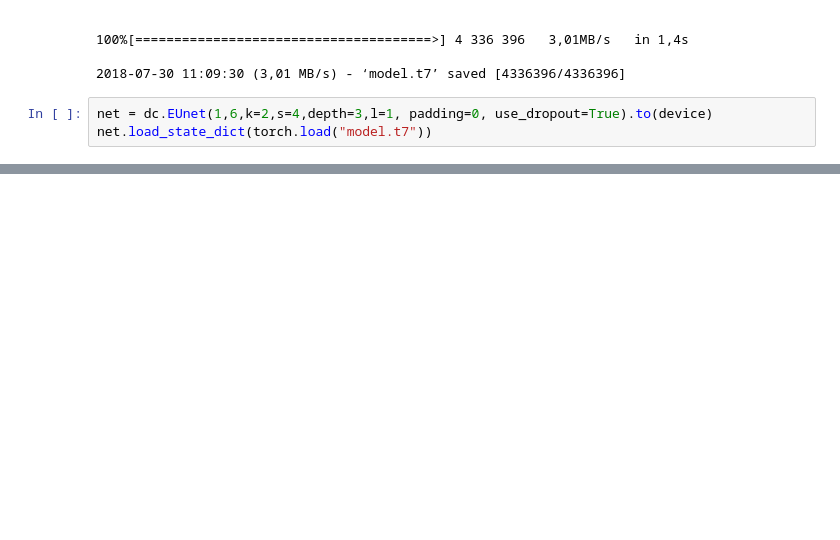
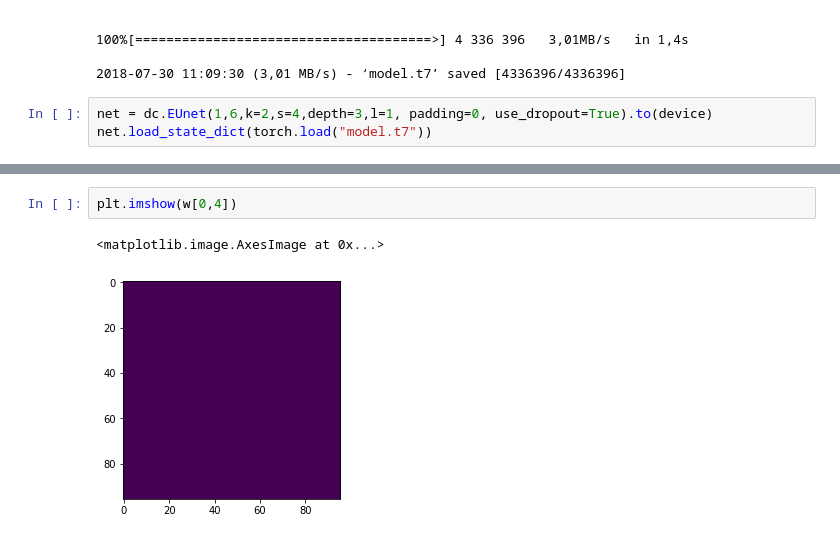
Before and after one commit to kulikovv/DeepColoring, a Jupyter notebook: ecoli/ecoli.ipynb, the cells around one changed output, grey strips where cells are left out. Drawn from its saved outputs; the diff is of its cells as text; blank space fills up the shorter version.

```diff
--- a/ecoli/ecoli.ipynb
+++ b/ecoli/ecoli.ipynb
@@ -57,0 +149,5 @@ dc.visualize(xo,p_numpy,40,draw_text=False)
+# %%
+plt.imshow(w[0,4])
+# %% [output]
+<matplotlib.image.AxesImage at 0x...>
+[figure, added]
```
Also changed, not shown: parts of 10 cells of this notebook, 6 other files.
